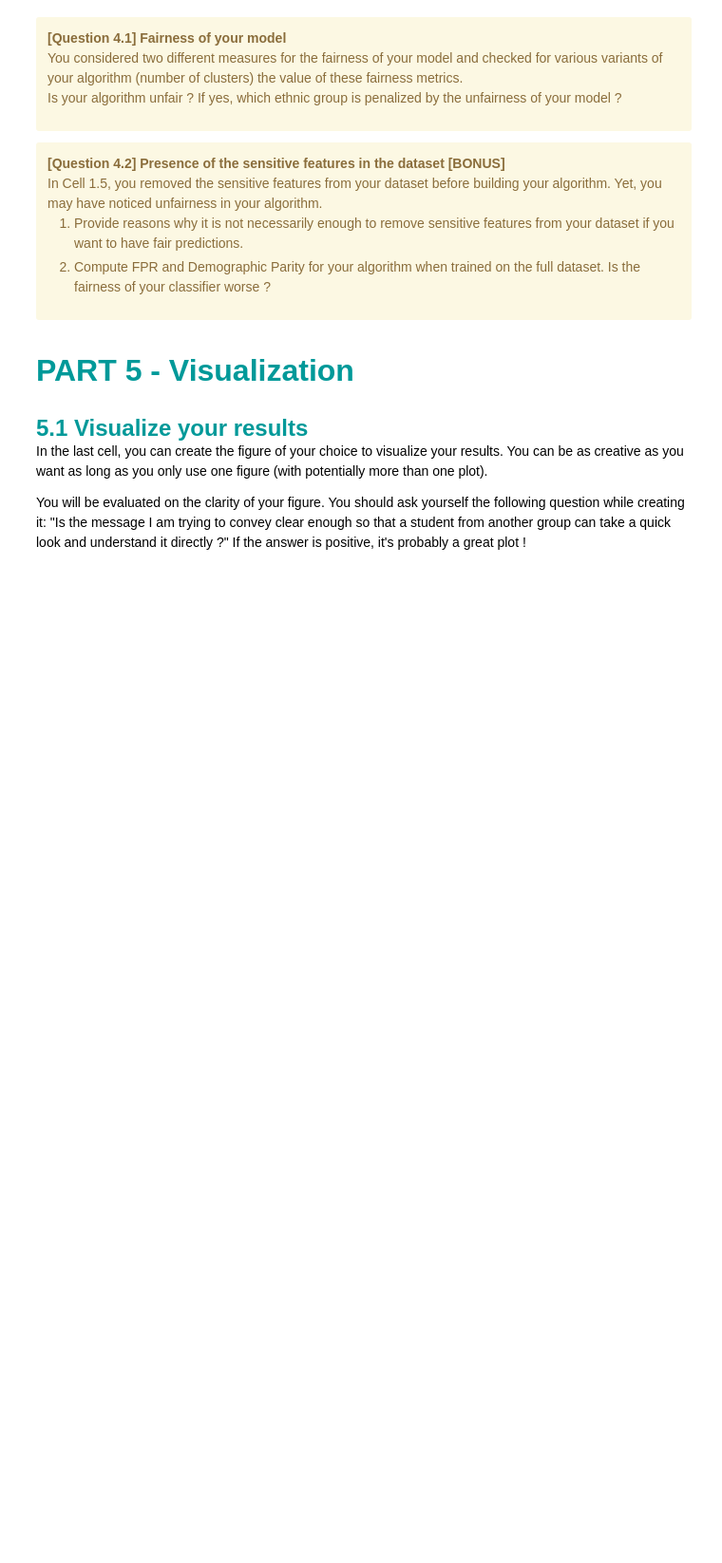
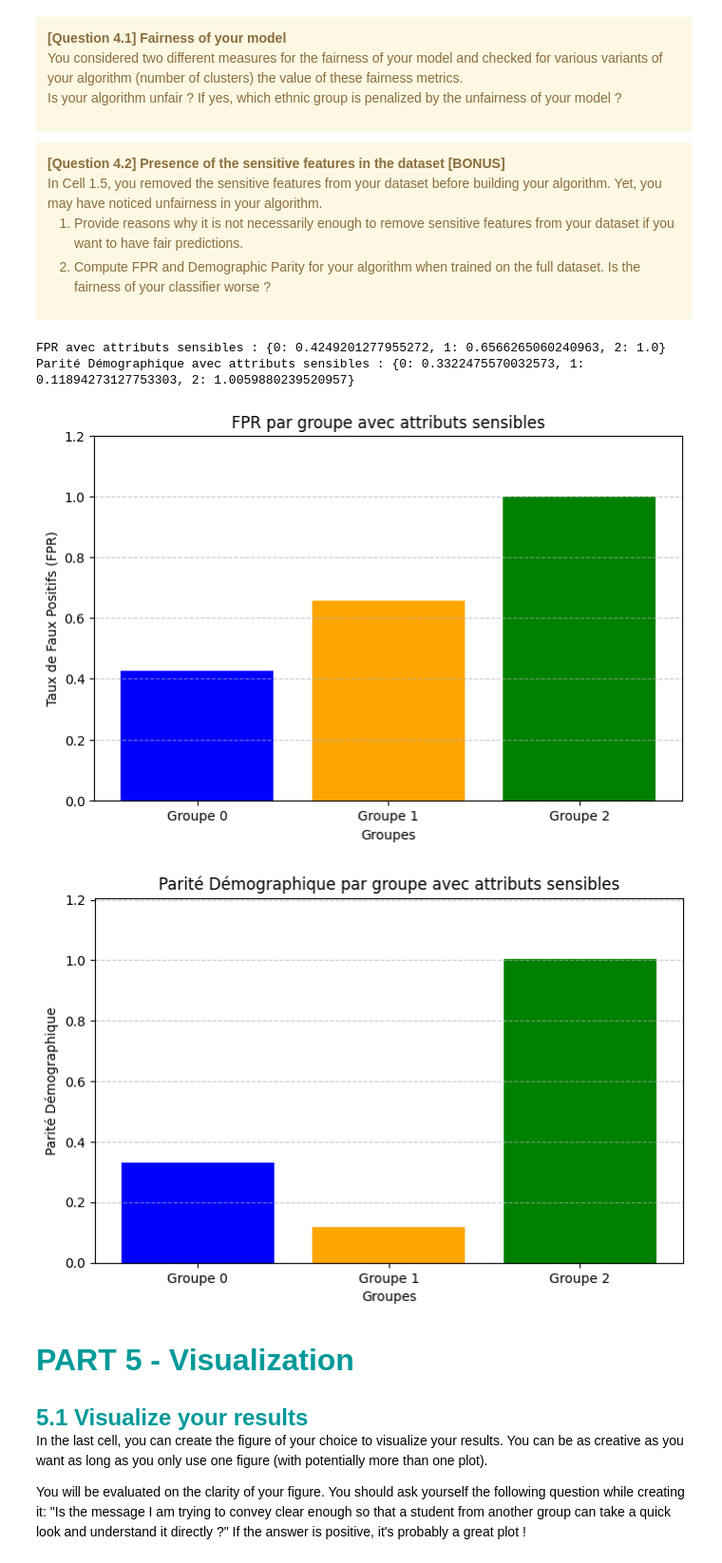
Before and after one commit to Edouard1000/Hackaton3, a Jupyter notebook: H3-Clustering-Student.ipynb, the cells around one changed output. Shown at 95% size. Drawn from its saved outputs; the diff is of its cells as text; code cells hidden in the pictures; blank space fills up the shorter version.

```diff
--- a/H3-Clustering-Student.ipynb
+++ b/H3-Clustering-Student.ipynb
@@ -1401,3 +1391,51 @@ In Cell 1.5, you removed the sensitive features from your dataset before buildin
+# %%
+
+X_full = np.hstack((X, race.to_numpy().reshape(-1, 1)))
+X_train_full, X_test_full, y_train_full, y_test_full, group_train_full, group_test_full = train_test_split(
+    X_full, y, group_labels, test_size=0.2, random_state=42
+)
+kmeans_sensitive = KMeans(n_clusters=3, random_state=42)
+kmeans_sensitive.fit(X_train_full)
+y_pred_sensitive = kmeans_sensitive.predict(X_test_full)
+fpr_sensitive = {int(k): float(v) for k, v in fpr_sensitive.items()}
+demographic_parity_sensitive = {int(k): float(v) for k, v in demographic_parity_sensitive.items()}
+print("FPR avec attributs sensibles :", fpr_sensitive)
+print("Parité Démographique avec attributs sensibles :", demographic_parity_sensitive)
+def plot_fpr_sensitive(fpr_sensitive):
+    plt.figure(figsize=(8, 5))
+    groups = list(fpr_sensitive.keys())
+    fpr_values = list(fpr_sensitive.values())
+
+    plt.bar(groups, fpr_values, color=['blue', 'orange', 'green'])
+    plt.xlabel("Groupes")
+    plt.ylabel("Taux de Faux Positifs (FPR)")
+    plt.title("FPR par groupe avec attributs sensibles")
+    plt.xticks(groups, [f"Groupe {g}" for g in groups])
+    plt.ylim(0, 1.2)
+    plt.grid(axis="y", linestyle="--", alpha=0.7)
+    plt.show()
+
+plot_fpr_sensitive(fpr_sensitive)
+def plot_demographic_parity_sensitive(demographic_parity_sensitive):
+    plt.figure(figsize=(8, 5))
+    groups = list(demographic_parity_sensitive.keys())
+    parity_values = list(demographic_parity_sensitive.values())
+
+    plt.bar(groups, parity_values, color=['blue', 'orange', 'green'])
+    plt.xlabel("Groupes")
+    plt.ylabel("Parité Démographique")
+    plt.title("Parité Démographique par groupe avec attributs sensibles")
+    plt.xticks(groups, [f"Groupe {g}" for g in groups])
+    plt.ylim(0, max(parity_values) + 0.2)
+    plt.grid(axis="y", linestyle="--", alpha=0.7)
+    plt.show()
+
+plot_demographic_parity_sensitive(demographic_parity_sensitive)
+# %% [output]
+FPR avec attributs sensibles : {0: 0.4249201277955272, 1: 0.6566265060240963, 2: 1.0}
+Parité Démographique avec attributs sensibles : {0: 0.3322475570032573, 1: 0.11894273127753303, 2: 1.0059880239520957}
+[figure, added]
+[figure, added]
 # %% [markdown]
 <br><font size=7 color=#009999> <b>PART 5 - Visualization </b> </font> <br><br>
 
```
Also changed, not shown: parts of 5 cells of this notebook.
